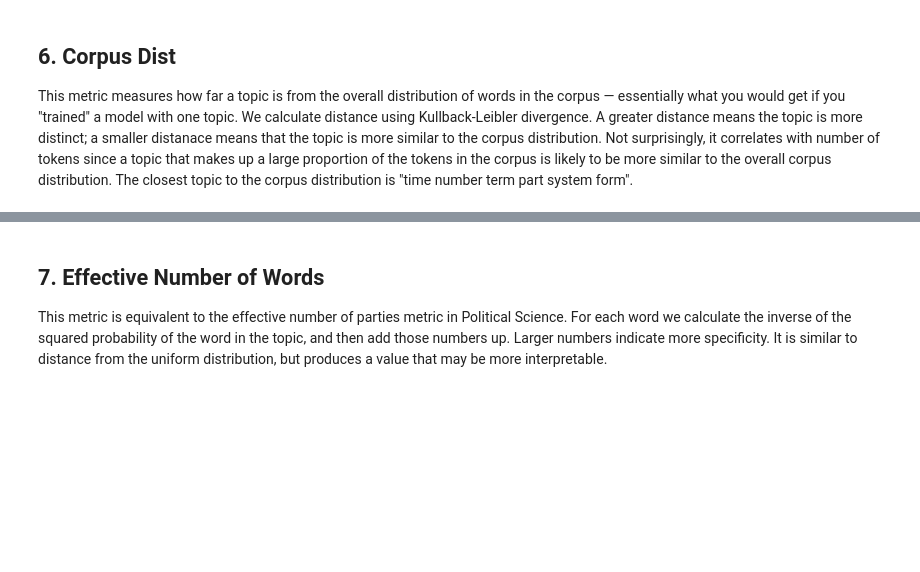
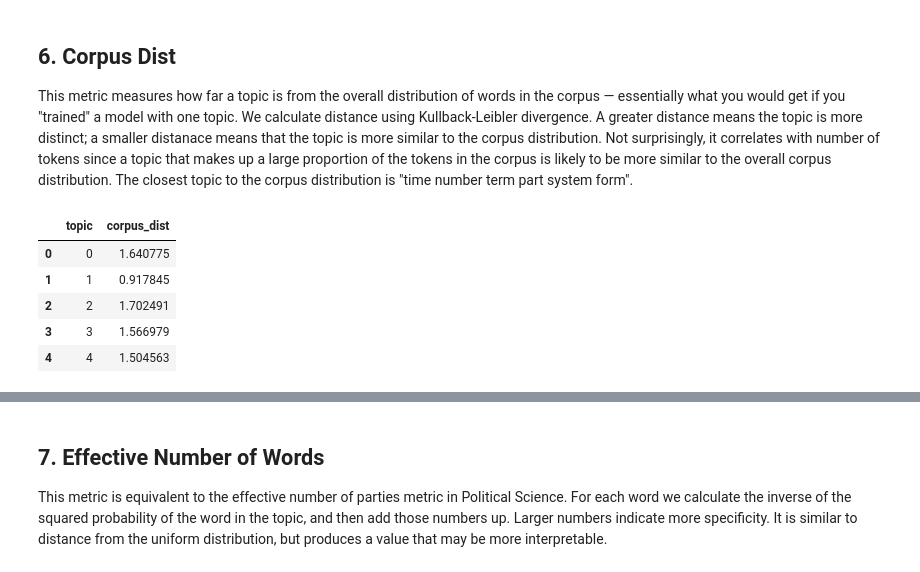
Before and after one commit to dkoban/lda_evaluation, a Jupyter notebook: model_evaluation.ipynb, the cells around one changed output, grey strips where cells are left out. Saved outputs shown, nothing was run; the diff lists cells and outputs as text; code cells hidden in the pictures; blank space fills up the shorter version.

Commit message:
corpus_dist good now

```diff
--- a/model_evaluation.ipynb
+++ b/model_evaluation.ipynb
@@ -403,20 +403,23 @@ KL_divergence_terms.head()
 | 3 | news | 0.102971 |
 | 4 | island | 0.085894 |
 # %%
-def calc_KL_diverg_topic(TopicTermFreq, k):
+def calc_KL_diverg_unif(TopicTermFreq, k):
+    # calc distribution of topic k
     token_counts_topic_k = TopicTermFreq[(TopicTermFreq['topic'] == k)]['count'].tolist()
     token_count_topic_k = sum(token_counts_topic_k)
-    # calc distribution of topic k
     P_w_k = [count/token_count_topic_k for count in token_counts_topic_k]
-    # calc distribution of topic k
+
+    # determine number of words in the corpus be used for uniform dist (1/term_count_corpus)
     term_count_corpus = len(TopicTermFreq['term'].unique())
     KL_diverg_topic = sum([p*math.log(p/(1/term_count_corpus)) for p in P_w_k])
     return KL_diverg_topic
 
 unif_dist = []
 for k in range(0, 20):
-    unif_dist.append([k, calc_KL_diverg_topic(TopicTermFreq, k = k)])
+    unif_dist.append([k, calc_KL_diverg_unif(TopicTermFreq, k = k)])
 unif_dist = pd.DataFrame(unif_dist, columns = ['topic', 'uniform_dist'])
+
+unif_dist.to_csv('/Users/dankoban/Documents/EM6575/mallet_command_line/uniform_dist.csv', index=False)
 unif_dist.head()
 # %% [output]
 |  | topic | uniform_dist |
@@ -457,10 +455,31 @@ KL_diverg_topic
-# %%
-total_terms = len(TopicTermFreq['term'].unique().tolist())
-corpus_dist = []
-for k in range(0,50):
-    term_freq_topic_k = top_terms_doc_freq[top_terms_doc_freq['topic'] == k]['count'].tolist()
-    P_x = [freq/total_terms for freq in term_freq_topic_k]
-    corpus_dist.append([k, sum([p*math.log(p/(1/total_terms)) for p in P_x])])
-corpus_dist = pd.DataFrame(corpus_dist, columns = ['topic', 'corpus_dist'])
-corpus_dist = corpus_dist.sort_values('corpus_dist', ascending = False)
-corpus_dist.head()
+# %%
+def calc_KL_diverg_corpus(TopicTermFreq, k):
+    num_tokens_in_corpus = TopicTermFreq['count'].sum()
+    num_tokens_in_topic = TopicTermFreq['count'][TopicTermFreq['topic']==k].sum()
+    term_count_corpus_df = TopicTermFreq.groupby('term')['count'].sum().reset_index()
+    term_count_corpus_df.columns = ['term', 'corpus_count']
+    term_count_topic_k_df = TopicTermFreq[TopicTermFreq['topic'] == k].groupby('term')['count'].sum().reset_index()
+    dist_df = term_count_topic_k_df.merge(term_count_corpus_df, how = 'left', on = 'term')
+    dist_df['corpus_dist'] = dist_df['corpus_count'].apply(lambda x: x/num_tokens_in_corpus)
+    dist_df['topic_dist'] = dist_df['count'].apply(lambda x: x/num_tokens_in_topic)
+    KL_diverg = []
+    for i in range(0, len(dist_df)):
+        KL_diverg.append(dist_df['topic_dist'][i]*math.log(dist_df['topic_dist'][i]/dist_df['corpus_dist'][i]))
+    KL_diverg = sum(KL_diverg)
+    return KL_diverg
+
+calc_KL_diverg_corpus(TopicTermFreq, k = 0)
+
+corpus_dist = []
+for k in range(0, 20):
+    corpus_dist.append([k, calc_KL_diverg_corpus(TopicTermFreq, k = k)])
+corpus_dist = pd.DataFrame(corpus_dist, columns = ['topic', 'corpus_dist'])
+corpus_dist.to_csv('/Users/dankoban/Documents/EM6575/mallet_command_line/corpus_dist.csv', index=False)
+corpus_dist.head()
+# %% [output]
+|  | topic | corpus_dist |
+| 0 | 0 | 1.640775 |
+| 1 | 1 | 0.917845 |
+| 2 | 2 | 1.702491 |
+| 3 | 3 | 1.566979 |
+| 4 | 4 | 1.504563 |
```
Also changed, not shown: parts of 8 cells of this notebook.
